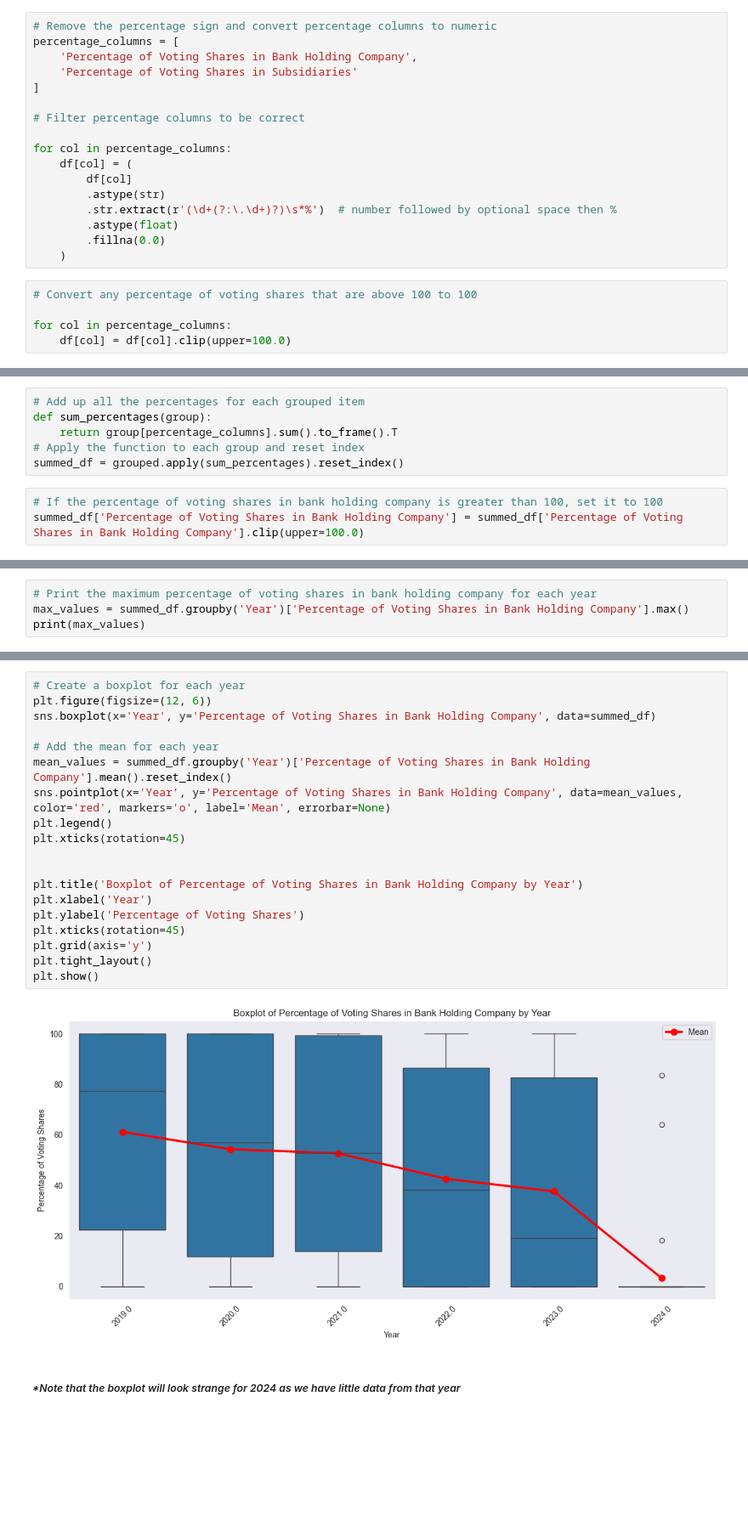
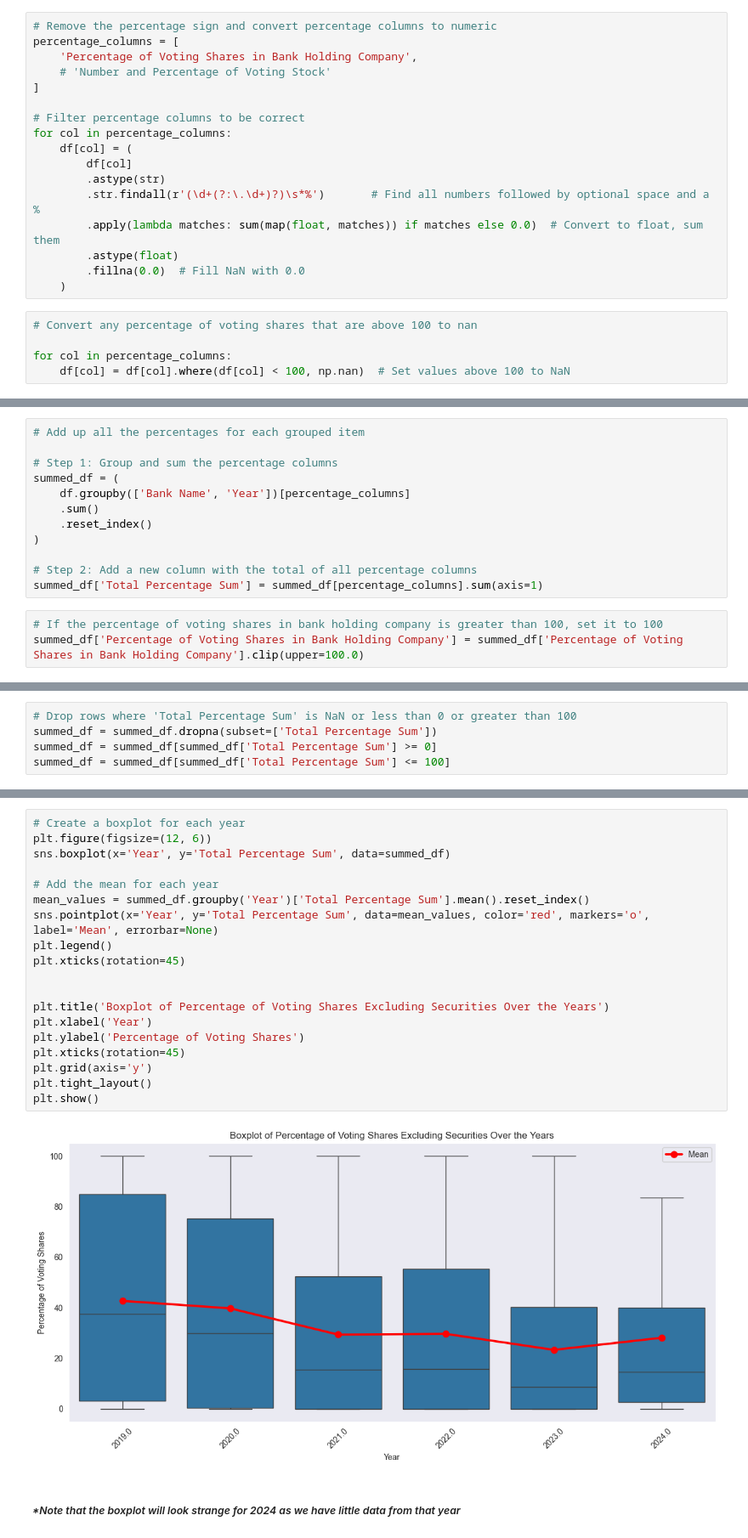
Before and after one commit to nashlaturciosss/fed-data, a Jupyter notebook: data_figures.ipynb, the cells around one changed output, grey strips where cells are left out. Shown: that part at 85% size. Saved outputs shown, nothing was run; the diff lists cells and outputs as text; blank space fills up the shorter version.

Commit message:
Improve figures

```diff
--- a/data_figures.ipynb
+++ b/data_figures.ipynb
@@ -38,24 +94,24 @@ df['Year'] = pd.to_numeric(df['Year'], errors='coerce')  # NaN for 'Unknown'
 # Remove the percentage sign and convert percentage columns to numeric
 percentage_columns = [
     'Percentage of Voting Shares in Bank Holding Company',
-    'Percentage of Voting Shares in Subsidiaries'
+    # 'Number and Percentage of Voting Stock'
 ]
 
 # Filter percentage columns to be correct
-
 for col in percentage_columns:
     df[col] = (
         df[col]
         .astype(str)
-        .str.extract(r'(\d+(?:\.\d+)?)\s*%')  # number followed by optional space then %
+        .str.findall(r'(\d+(?:\.\d+)?)\s*%')       # Find all numbers followed by optional space and a %
+        .apply(lambda matches: sum(map(float, matches)) if matches else 0.0)  # Convert to float, sum them
         .astype(float)
-        .fillna(0.0)
+        .fillna(0.0)  # Fill NaN with 0.0
     )
 # %%
-# Convert any percentage of voting shares that are above 100 to 100
+# Convert any percentage of voting shares that are above 100 to nan
 
 for col in percentage_columns:
-    df[col] = df[col].clip(upper=100.0)
+    df[col] = df[col].where(df[col] < 100, np.nan)  # Set values above 100 to NaN
 # %%
 df
 # %% [output]
@@ -84,9 +137,15 @@ grouped = df.groupby(['Bank Name', 'Year'])
 # %%
 # Add up all the percentages for each grouped item
-def sum_percentages(group):
-    return group[percentage_columns].sum().to_frame().T
-# Apply the function to each group and reset index
-summed_df = grouped.apply(sum_percentages).reset_index()
+
+# Step 1: Group and sum the percentage columns
+summed_df = (
+    df.groupby(['Bank Name', 'Year'])[percentage_columns]
+    .sum()
+    .reset_index()
+)
+
+# Step 2: Add a new column with the total of all percentage columns
+summed_df['Total Percentage Sum'] = summed_df[percentage_columns].sum(axis=1)
 # %%
 # If the percentage of voting shares in bank holding company is greater than 100, set it to 100
 summed_df['Percentage of Voting Shares in Bank Holding Company'] = summed_df['Percentage of Voting Shares in Bank Holding Company'].clip(upper=100.0)
@@ -93,4 +168,5 @@ summed_df['Percentage of Voting Shares in Bank Holding Company'] = summed_df['Pe
 # %%
-# Print the maximum percentage of voting shares in bank holding company for each year
-max_values = summed_df.groupby('Year')['Percentage of Voting Shares in Bank Holding Company'].max()
-print(max_values)
+# Drop rows where 'Total Percentage Sum' is NaN or less than 0 or greater than 100
+summed_df = summed_df.dropna(subset=['Total Percentage Sum'])
+summed_df = summed_df[summed_df['Total Percentage Sum'] >= 0]
+summed_df = summed_df[summed_df['Total Percentage Sum'] <= 100]
@@ -106,24 +173,24 @@ Name: Percentage of Voting Shares in Bank Holding Company, dtype: float64
 # %%
 # Create a boxplot for each year
 plt.figure(figsize=(12, 6))
-sns.boxplot(x='Year', y='Percentage of Voting Shares in Bank Holding Company', data=summed_df)
+sns.boxplot(x='Year', y='Total Percentage Sum', data=summed_df)
 
 # Add the mean for each year
-mean_values = summed_df.groupby('Year')['Percentage of Voting Shares in Bank Holding Company'].mean().reset_index()
-sns.pointplot(x='Year', y='Percentage of Voting Shares in Bank Holding Company', data=mean_values, color='red', markers='o', label='Mean', errorbar=None)
+mean_values = summed_df.groupby('Year')['Total Percentage Sum'].mean().reset_index()
+sns.pointplot(x='Year', y='Total Percentage Sum', data=mean_values, color='red', markers='o', label='Mean', errorbar=None)
 plt.legend()
 plt.xticks(rotation=45)
 
 
-plt.title('Boxplot of Percentage of Voting Shares in Bank Holding Company by Year')
+plt.title('Boxplot of Percentage of Voting Shares Excluding Securities Over the Years')
 plt.xlabel('Year')
 plt.ylabel('Percentage of Voting Shares')
 plt.xticks(rotation=45)
 plt.grid(axis='y')
 plt.tight_layout()
 plt.show()
 # %% [output]
-[figure, old version]
+[figure, new version]
 # %% [markdown]
 ##### _*Note that the boxplot will look strange for 2024 as we have little data from that year_
 # %%
```
Also changed, not shown: parts of 17 cells of this notebook.
